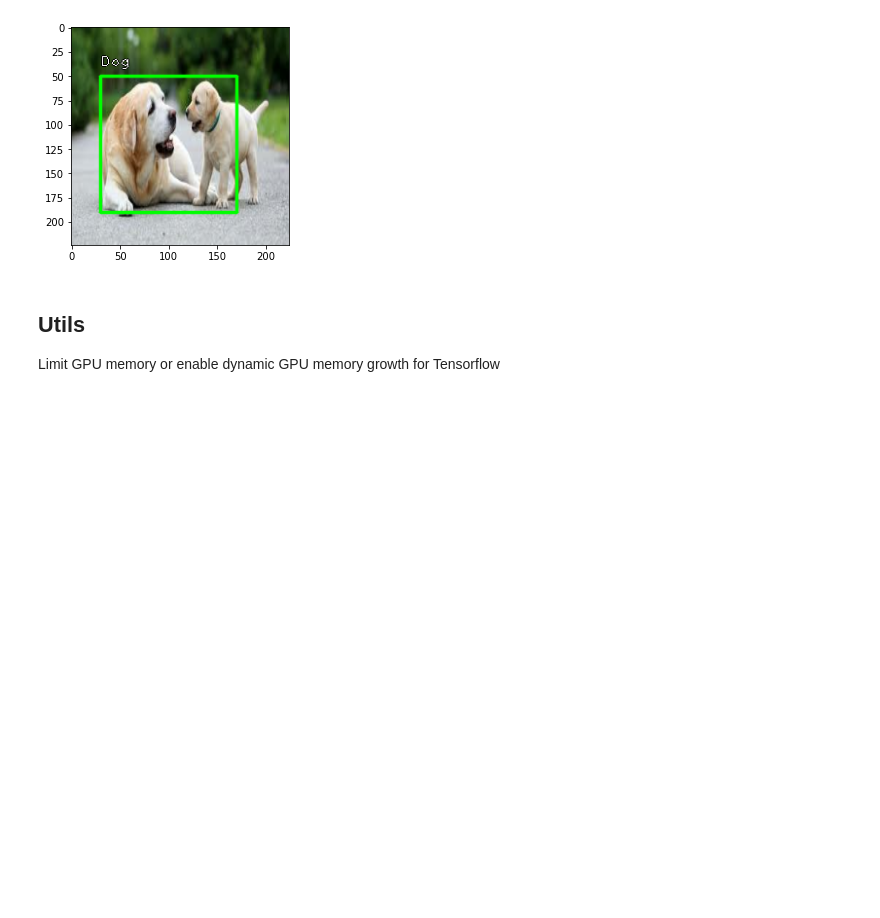
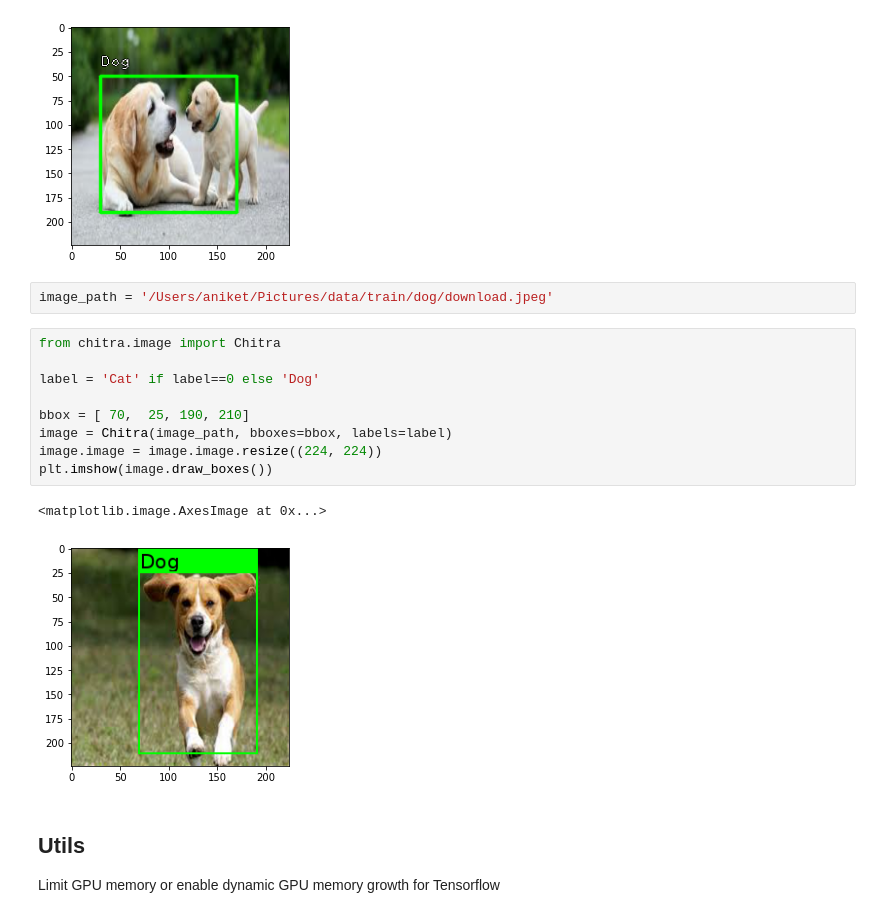
Before and after one commit to aniketmaurya/chitra, a Jupyter notebook: nbs/index.ipynb, the cells around one changed output. Cells and saved outputs as stored; diff of their text form; blank space fills up the shorter version.

```diff
--- a/nbs/index.ipynb
+++ b/nbs/index.ipynb
@@ -300,6 +304,20 @@ plt.imshow(image)
 plt.show()
 # %% [output]
 [figure]
+# %%
+image_path = '/Users/aniket/Pictures/data/train/dog/download.jpeg'
+# %%
+from chitra.image import Chitra
+
+label = 'Cat' if label==0 else 'Dog'
+
+bbox = [ 70,  25, 190, 210]
+image = Chitra(image_path, bboxes=bbox, labels=label)
+image.image = image.image.resize((224, 224))
+plt.imshow(image.draw_boxes())
+# %% [output]
+<matplotlib.image.AxesImage at 0x...>
+[figure, added]
 # %% [markdown]
 ## Utils
 
```
Also changed, not shown: parts of 3 cells of this notebook, 8 other files.
